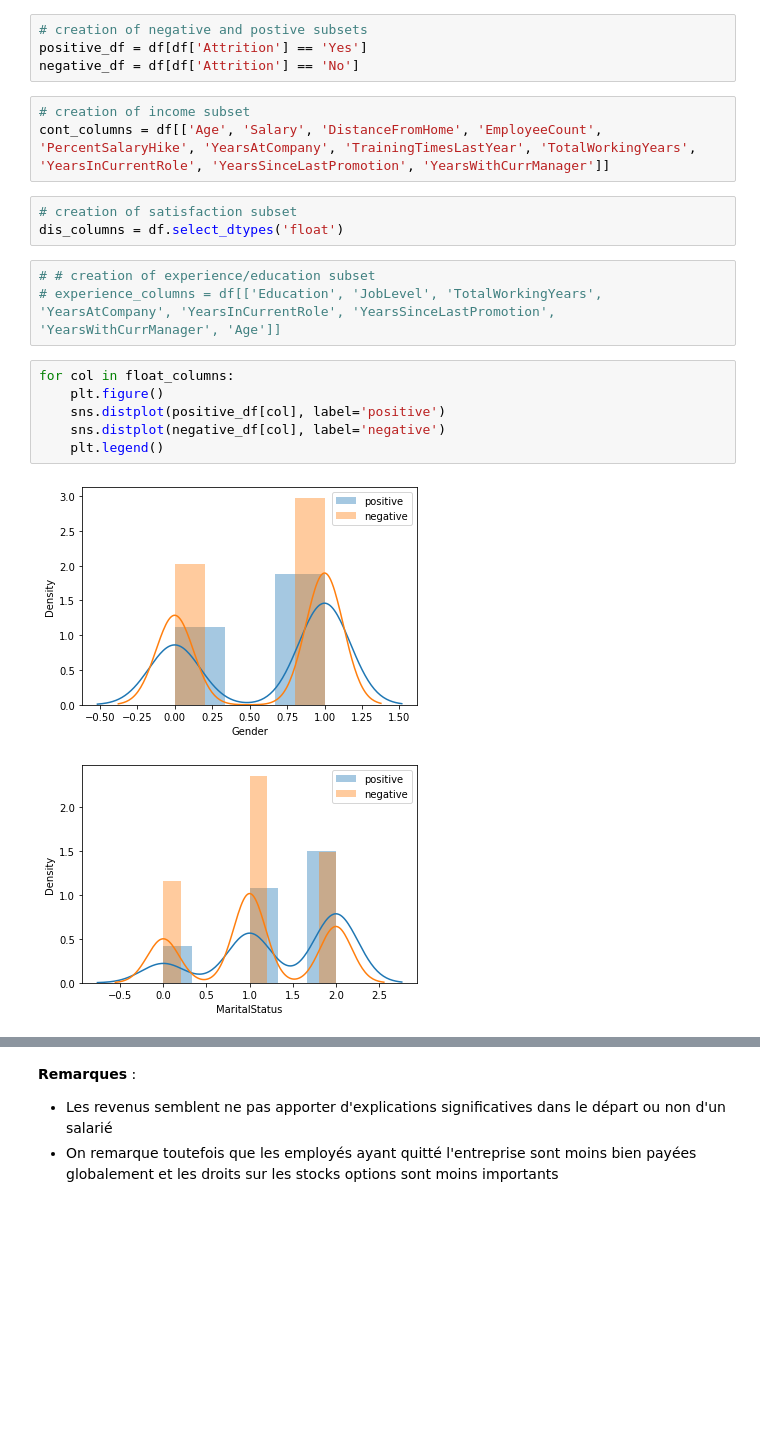
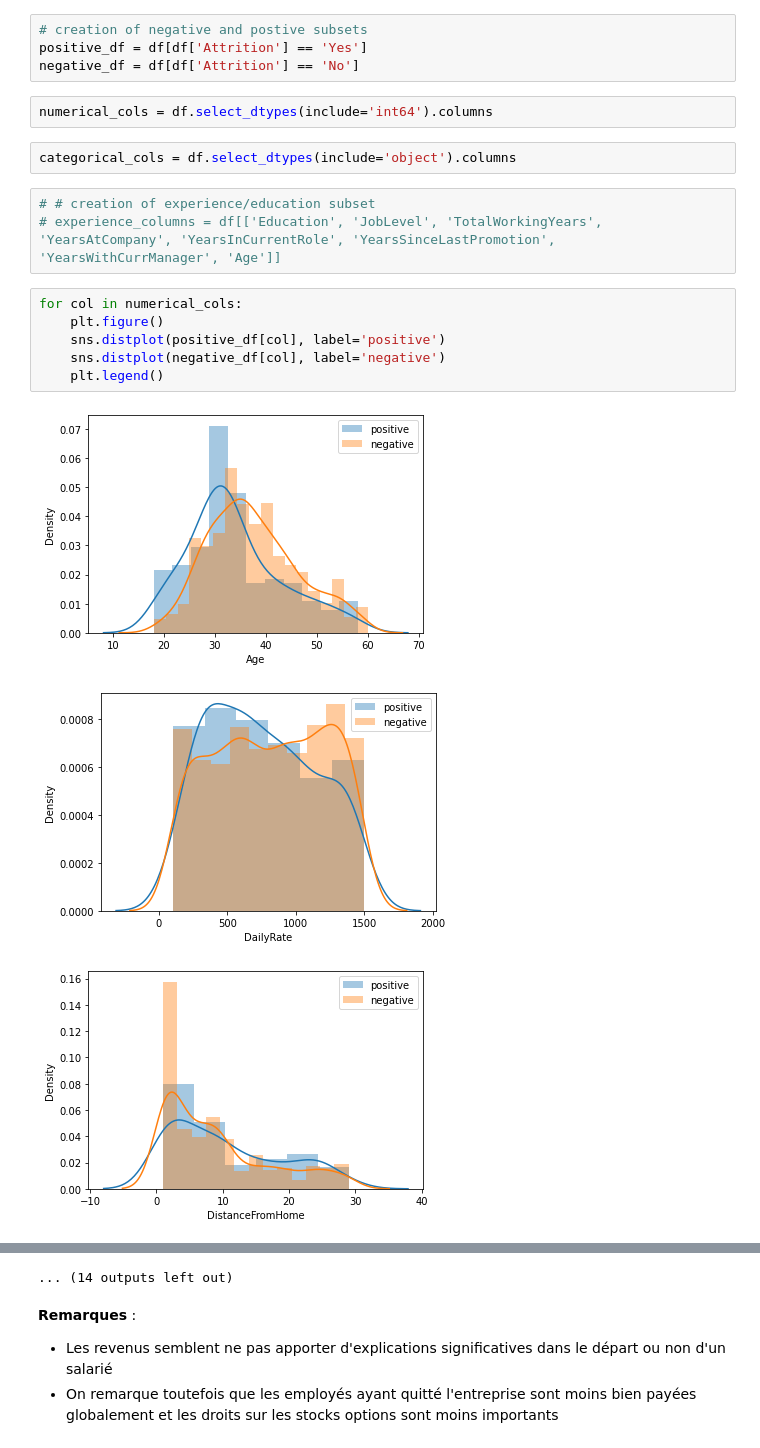
Before and after one commit to SprinTech/turn-over-employees, a Jupyter notebook: notebook/data_exploratory.ipynb, the cells around one changed output, grey strips where cells are left out. Cells and saved outputs as stored; diff of their text form; blank space fills up the shorter version.

```diff
--- a/notebook/data_exploratory.ipynb
+++ b/notebook/data_exploratory.ipynb
@@ -118,21 +130,20 @@ dtype: object
 # creation of negative and postive subsets
 positive_df = df[df['Attrition'] == 'Yes']
 negative_df = df[df['Attrition'] == 'No']
-# %%
-# creation of income subset
-cont_columns = df[['Age', 'Salary', 'DistanceFromHome', 'EmployeeCount', 'PercentSalaryHike', 'YearsAtCompany', 'TrainingTimesLastYear', 'TotalWorkingYears', 'YearsInCurrentRole', 'YearsSinceLastPromotion', 'YearsWithCurrManager']]
-# %%
-# creation of satisfaction subset
-dis_columns = df.select_dtypes('float')
+# %%
+numerical_cols = df.select_dtypes(include='int64').columns
+# %%
+categorical_cols = df.select_dtypes(include='object').columns
 # %%
 # # creation of experience/education subset
 # experience_columns = df[['Education', 'JobLevel', 'TotalWorkingYears', 'YearsAtCompany', 'YearsInCurrentRole', 'YearsSinceLastPromotion', 'YearsWithCurrManager', 'Age']]
 # %%
-for col in float_columns:
+for col in numerical_cols:
     plt.figure()
     sns.distplot(positive_df[col], label='positive')
     sns.distplot(negative_df[col], label='negative')
     plt.legend()
 # %% [output]
-[figure, old version]
+[figure, new version]
-[figure, old version]
+[figure, new version]
+[figure, added]
@@ -139,3 +159,4 @@ for col in float_columns:
+... (14 outputs left out)
 # %% [markdown]
 **Remarques** :
 - Les revenus semblent ne pas apporter d'explications significatives dans le départ ou non d'un salarié
```
Also changed, not shown: parts of 7 cells of this notebook, 2 other files.
